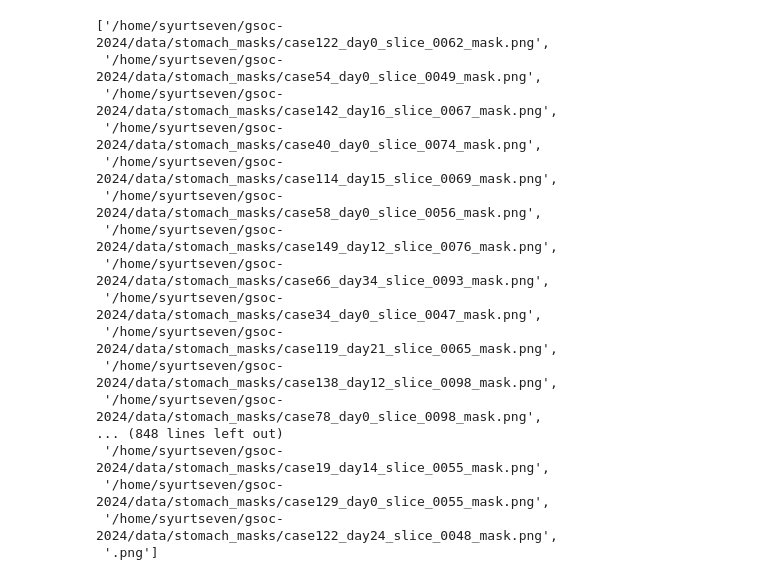
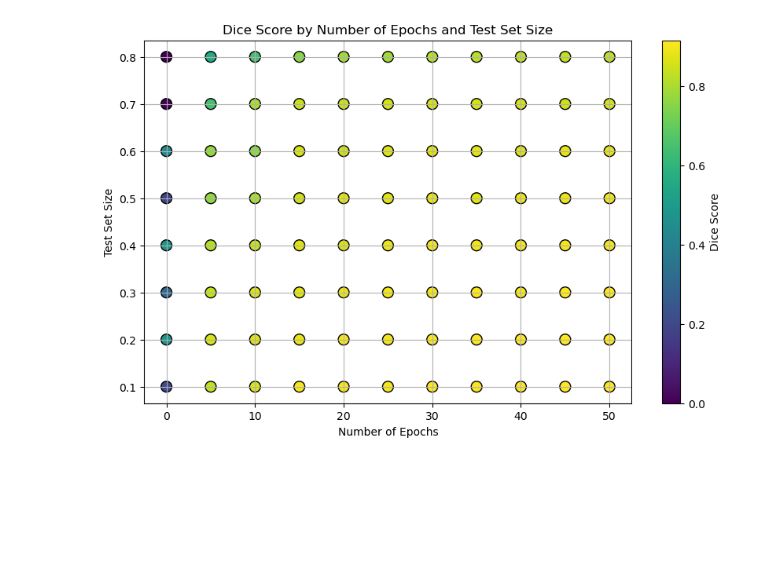
Before and after one commit to sarperyn/gsoc-2024, a Jupyter notebook: notebooks/model_comparison.ipynb, the cells around one changed output. Cells and saved outputs as stored; diff of their text form; code cells hidden in the pictures; blank space fills up the shorter version.

Commit message:
model comparison notebook

```diff
--- a/notebooks/model_comparison.ipynb
+++ b/notebooks/model_comparison.ipynb
@@ -89,20 +0,0 @@ with open('/home/syurtseven/gsoc-2024/reports/size/0/all_image_paths.txt',"r") a
-# %%
-[mask.replace('image', 'mask') + '.png' for mask in files_str.split('.png')]
-# %% [output]
-['/home/syurtseven/gsoc-2024/data/stomach_masks/case122_day0_slice_0062_mask.png',
- '/home/syurtseven/gsoc-2024/data/stomach_masks/case54_day0_slice_0049_mask.png',
- '/home/syurtseven/gsoc-2024/data/stomach_masks/case142_day16_slice_0067_mask.png',
- '/home/syurtseven/gsoc-2024/data/stomach_masks/case40_day0_slice_0074_mask.png',
- '/home/syurtseven/gsoc-2024/data/stomach_masks/case114_day15_slice_0069_mask.png',
- '/home/syurtseven/gsoc-2024/data/stomach_masks/case58_day0_slice_0056_mask.png',
- '/home/syurtseven/gsoc-2024/data/stomach_masks/case149_day12_slice_0076_mask.png',
- '/home/syurtseven/gsoc-2024/data/stomach_masks/case66_day34_slice_0093_mask.png',
- '/home/syurtseven/gsoc-2024/data/stomach_masks/case34_day0_slice_0047_mask.png',
- '/home/syurtseven/gsoc-2024/data/stomach_masks/case119_day21_slice_0065_mask.png',
- '/home/syurtseven/gsoc-2024/data/stomach_masks/case138_day12_slice_0098_mask.png',
- '/home/syurtseven/gsoc-2024/data/stomach_masks/case78_day0_slice_0098_mask.png',
-... (848 lines left out)
- '/home/syurtseven/gsoc-2024/data/stomach_masks/case19_day14_slice_0055_mask.png',
- '/home/syurtseven/gsoc-2024/data/stomach_masks/case129_day0_slice_0055_mask.png',
- '/home/syurtseven/gsoc-2024/data/stomach_masks/case122_day24_slice_0048_mask.png',
- '.png']
@@ -116,0 +6,27 @@ model  = model.to(device)
+# %%
+data = torch.load('comparison_dict.pt')
+# %%
+test_sizes = np.linspace(0.1, 0.8, 8)
+epochs = []
+test_size_values = []
+dice_scores = []
+
+for i, test_size in enumerate(test_sizes, start=1):
+    for epoch_str in data[i]:
+        epoch = int(epoch_str)
+        dice_score = data[i][epoch_str]['dice'][0]
+
+        epochs.append(epoch)
+        test_size_values.append(test_size)
+        dice_scores.append(dice_score)
+
+plt.figure(figsize=(10, 6))
+sc = plt.scatter(epochs, test_size_values, c=dice_scores, cmap='viridis', s=100, edgecolor='k')
+plt.colorbar(sc, label='Dice Score')
+plt.xlabel('Number of Epochs')
+plt.ylabel('Test Set Size')
+plt.title('Dice Score by Number of Epochs and Test Set Size')
+plt.grid(True)
+plt.show()
+# %% [output]
+[figure, added]
```
Also changed, not shown: parts of 16 cells of this notebook.
